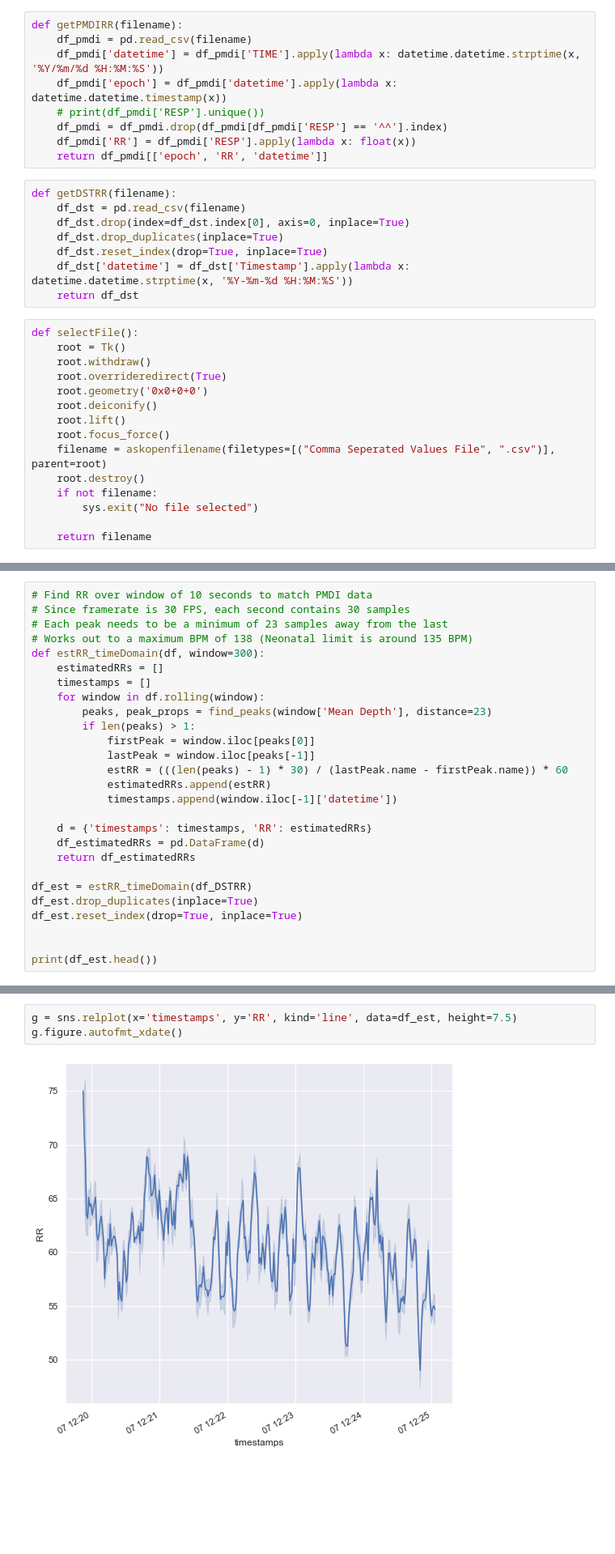
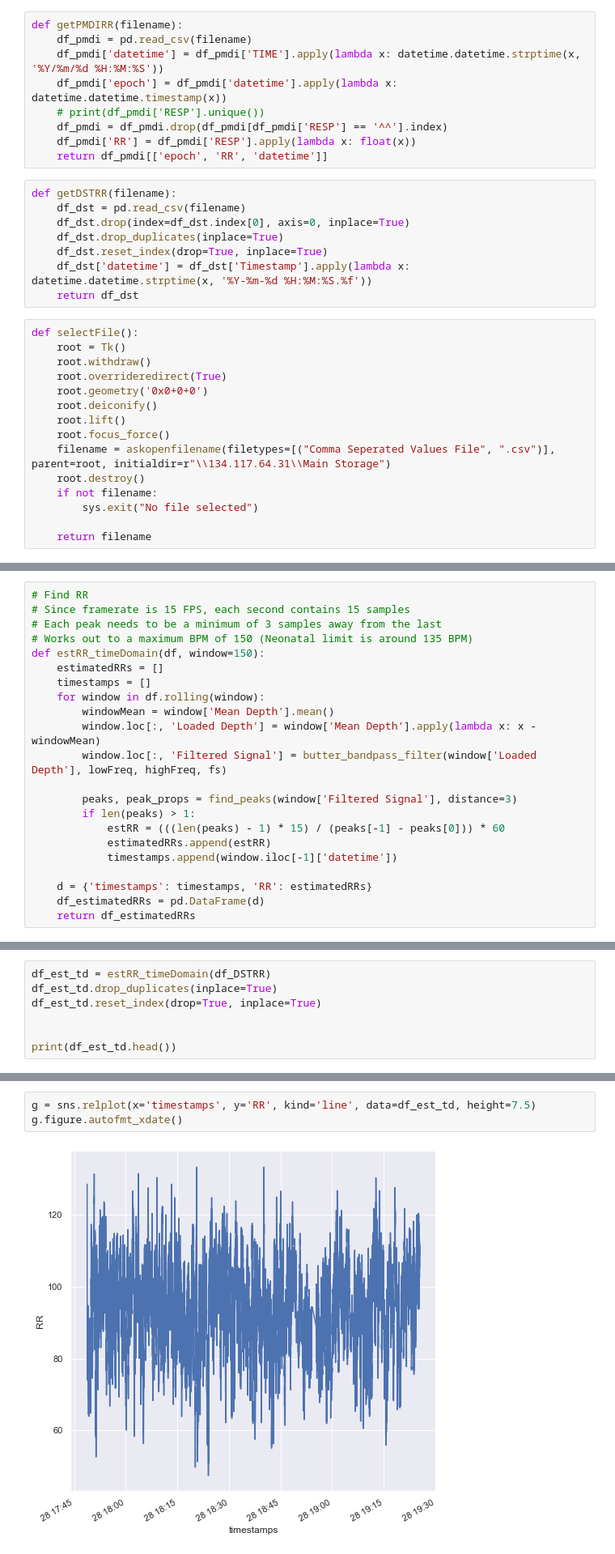
Before and after one commit to GreenCUBIC/NICU_DepthSliceTool, a Jupyter notebook: compare_PMDI_DST.ipynb, the cells around one changed output, grey strips where cells are left out. Shown at 81% size. Cells and saved outputs as stored; diff of their text form; blank space fills up the shorter version.

```diff
--- a/compare_PMDI_DST.ipynb
+++ b/compare_PMDI_DST.ipynb
@@ -22,7 +25,7 @@ def getDSTRR(filename):
     df_dst.drop(index=df_dst.index[0], axis=0, inplace=True)
     df_dst.drop_duplicates(inplace=True)
     df_dst.reset_index(drop=True, inplace=True)
-    df_dst['datetime'] = df_dst['Timestamp'].apply(lambda x: datetime.datetime.strptime(x, '%Y-%m-%d %H:%M:%S'))
+    df_dst['datetime'] = df_dst['Timestamp'].apply(lambda x: datetime.datetime.strptime(x, '%Y-%m-%d %H:%M:%S.%f'))
     return df_dst
 # %%
 def selectFile():
@@ -33,7 +36,7 @@ def selectFile():
     root.deiconify()
     root.lift()
     root.focus_force()
-    filename = askopenfilename(filetypes=[("Comma Seperated Values File", ".csv")], parent=root)
+    filename = askopenfilename(filetypes=[("Comma Seperated Values File", ".csv")], parent=root, initialdir=r"\\134.117.64.31\\Main Storage")
     root.destroy()
     if not filename:
         sys.exit("No file selected")
@@ -90,27 +174,22 @@ g.figure.autofmt_xdate()
 # %%
-# Find RR over window of 10 seconds to match PMDI data
-# Since framerate is 30 FPS, each second contains 30 samples
-# Each peak needs to be a minimum of 23 samples away from the last
-# Works out to a maximum BPM of 138 (Neonatal limit is around 135 BPM)
-def estRR_timeDomain(df, window=300):
+# Find RR
+# Since framerate is 15 FPS, each second contains 15 samples
+# Each peak needs to be a minimum of 3 samples away from the last
+# Works out to a maximum BPM of 150 (Neonatal limit is around 135 BPM)
+def estRR_timeDomain(df, window=150):
     estimatedRRs = []
     timestamps = []
     for window in df.rolling(window):
-        peaks, peak_props = find_peaks(window['Mean Depth'], distance=23)
+        windowMean = window['Mean Depth'].mean()
+        window.loc[:, 'Loaded Depth'] = window['Mean Depth'].apply(lambda x: x - windowMean)
+        window.loc[:, 'Filtered Signal'] = butter_bandpass_filter(window['Loaded Depth'], lowFreq, highFreq, fs)
+
+        peaks, peak_props = find_peaks(window['Filtered Signal'], distance=3)
         if len(peaks) > 1:
-            firstPeak = window.iloc[peaks[0]]
-            lastPeak = window.iloc[peaks[-1]]
-            estRR = (((len(peaks) - 1) * 30) / (lastPeak.name - firstPeak.name)) * 60
+            estRR = (((len(peaks) - 1) * 15) / (peaks[-1] - peaks[0])) * 60
             estimatedRRs.append(estRR)
             timestamps.append(window.iloc[-1]['datetime'])
 
     d = {'timestamps': timestamps, 'RR': estimatedRRs}
     df_estimatedRRs = pd.DataFrame(d)
     return df_estimatedRRs
-
-df_est = estRR_timeDomain(df_DSTRR)
-df_est.drop_duplicates(inplace=True)
-df_est.reset_index(drop=True, inplace=True)
-
-
-print(df_est.head())
@@ -123,0 +196,7 @@ print(df_est.head())
+# %%
+df_est_td = estRR_timeDomain(df_DSTRR)
+df_est_td.drop_duplicates(inplace=True)
+df_est_td.reset_index(drop=True, inplace=True)
+
+
+print(df_est_td.head())
@@ -124,5 +267,5 @@ print(df_est.head())
 # %%
-g = sns.relplot(x='timestamps', y='RR', kind='line', data=df_est, height=7.5)
+g = sns.relplot(x='timestamps', y='RR', kind='line', data=df_est_td, height=7.5)
 g.figure.autofmt_xdate()
 # %% [output]
-[figure, old version]
+[figure, new version]
```
Also changed, not shown: parts of 38 cells of this notebook, 5 other files.
